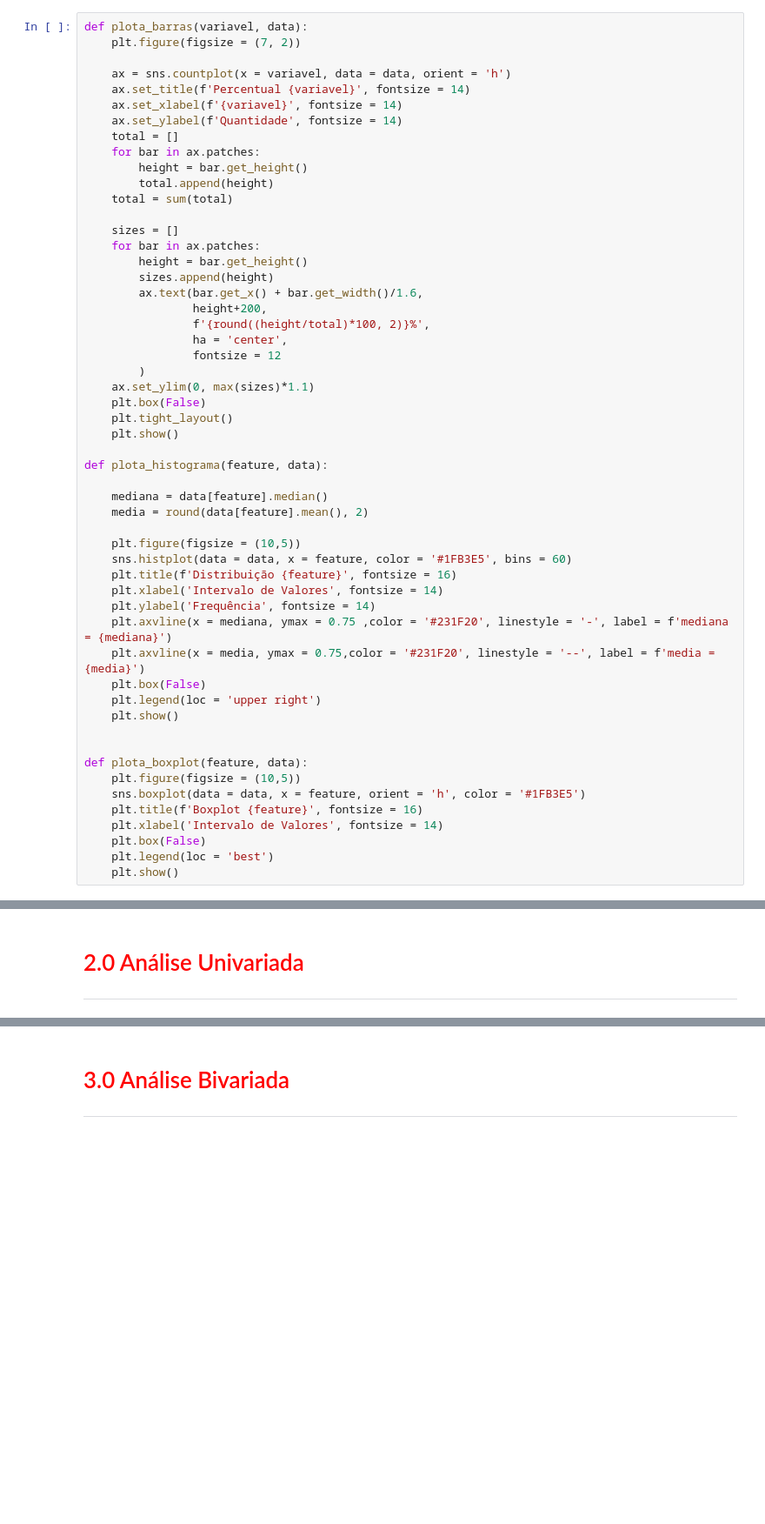
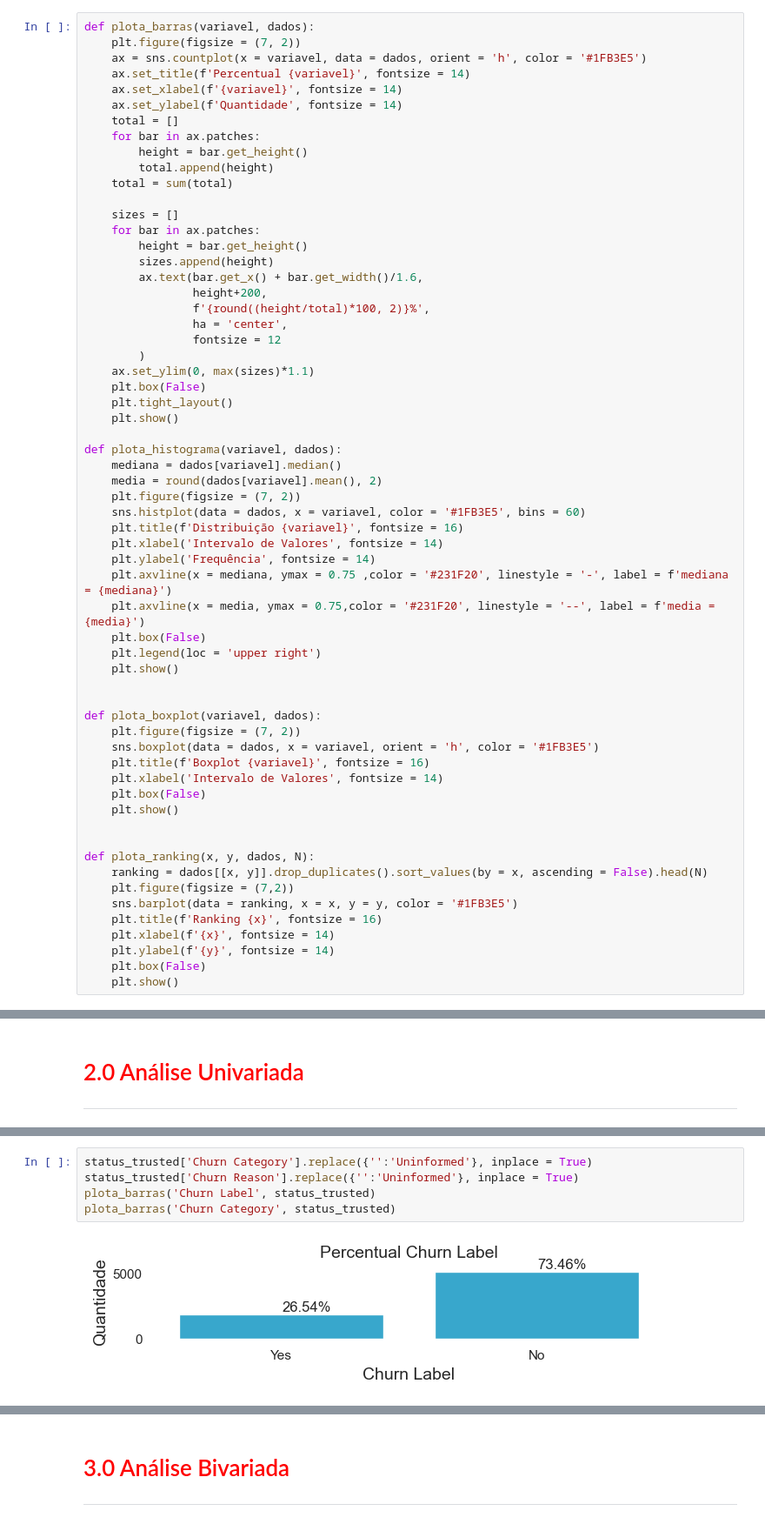
Before and after one commit to leonardovargas10/Modelo_Previsao_Churn, a Jupyter notebook: Modelo_Churn.ipynb, the cells around one changed output, grey strips where cells are left out. Shown at 87% size. Cells and saved outputs as stored; diff of their text form; blank space fills up the shorter version.

```diff
--- a/Modelo_Churn.ipynb
+++ b/Modelo_Churn.ipynb
@@ -122,10 +122,9 @@ status_raw = pd.read_sql('SELECT * FROM status', conexao)
 # %% [markdown]
 * Funções de Visualização
 # %%
-def plota_barras(variavel, data):
+def plota_barras(variavel, dados):
     plt.figure(figsize = (7, 2))
-
-    ax = sns.countplot(x = variavel, data = data, orient = 'h')
+    ax = sns.countplot(x = variavel, data = dados, orient = 'h', color = '#1FB3E5')
     ax.set_title(f'Percentual {variavel}', fontsize = 14)
     ax.set_xlabel(f'{variavel}', fontsize = 14)
     ax.set_ylabel(f'Quantidade', fontsize = 14)
@@ -150,14 +149,12 @@ def plota_barras(variavel, data):
     plt.tight_layout()
     plt.show()
 
-def plota_histograma(feature, data):
-
-    mediana = data[feature].median()
-    media = round(data[feature].mean(), 2)
-
-    plt.figure(figsize = (10,5))
-    sns.histplot(data = data, x = feature, color = '#1FB3E5', bins = 60)
-    plt.title(f'Distribuição {feature}', fontsize = 16)
+def plota_histograma(variavel, dados):
+    mediana = dados[variavel].median()
+    media = round(dados[variavel].mean(), 2)
+    plt.figure(figsize = (7, 2))
+    sns.histplot(data = dados, x = variavel, color = '#1FB3E5', bins = 60)
+    plt.title(f'Distribuição {variavel}', fontsize = 16)
     plt.xlabel('Intervalo de Valores', fontsize = 14)
     plt.ylabel('Frequência', fontsize = 14)
     plt.axvline(x = mediana, ymax = 0.75 ,color = '#231F20', linestyle = '-', label = f'mediana = {mediana}')
@@ -167,14 +164,24 @@ def plota_histograma(feature, data):
     plt.show()
 
 
-def plota_boxplot(feature, data):
-    plt.figure(figsize = (10,5))
-    sns.boxplot(data = data, x = feature, orient = 'h', color = '#1FB3E5')
-    plt.title(f'Boxplot {feature}', fontsize = 16)
+def plota_boxplot(variavel, dados):
+    plt.figure(figsize = (7, 2))
+    sns.boxplot(data = dados, x = variavel, orient = 'h', color = '#1FB3E5')
+    plt.title(f'Boxplot {variavel}', fontsize = 16)
     plt.xlabel('Intervalo de Valores', fontsize = 14)
     plt.box(False)
-    plt.legend(loc = 'best')
     plt.show()
+
+
+def plota_ranking(x, y, dados, N):
+    ranking = dados[[x, y]].drop_duplicates().sort_values(by = x, ascending = False).head(N)
+    plt.figure(figsize = (7,2))
+    sns.barplot(data = ranking, x = x, y = y, color = '#1FB3E5')
+    plt.title(f'Ranking {x}', fontsize = 16)
+    plt.xlabel(f'{x}', fontsize = 14)
+    plt.ylabel(f'{y}', fontsize = 14)
+    plt.box(False)
+    plt.show()
 # %% [markdown]
 * Funções de Encoding
 # %%
@@ -486,0 +466,7 @@ top_cidades
+# %%
+status_trusted['Churn Category'].replace({'':'Uninformed'}, inplace = True)
+status_trusted['Churn Reason'].replace({'':'Uninformed'}, inplace = True)
+plota_barras('Churn Label', status_trusted)
+plota_barras('Churn Category', status_trusted)
+# %% [output]
+[figure, added]
```
Also changed, not shown: parts of 15 cells of this notebook.
